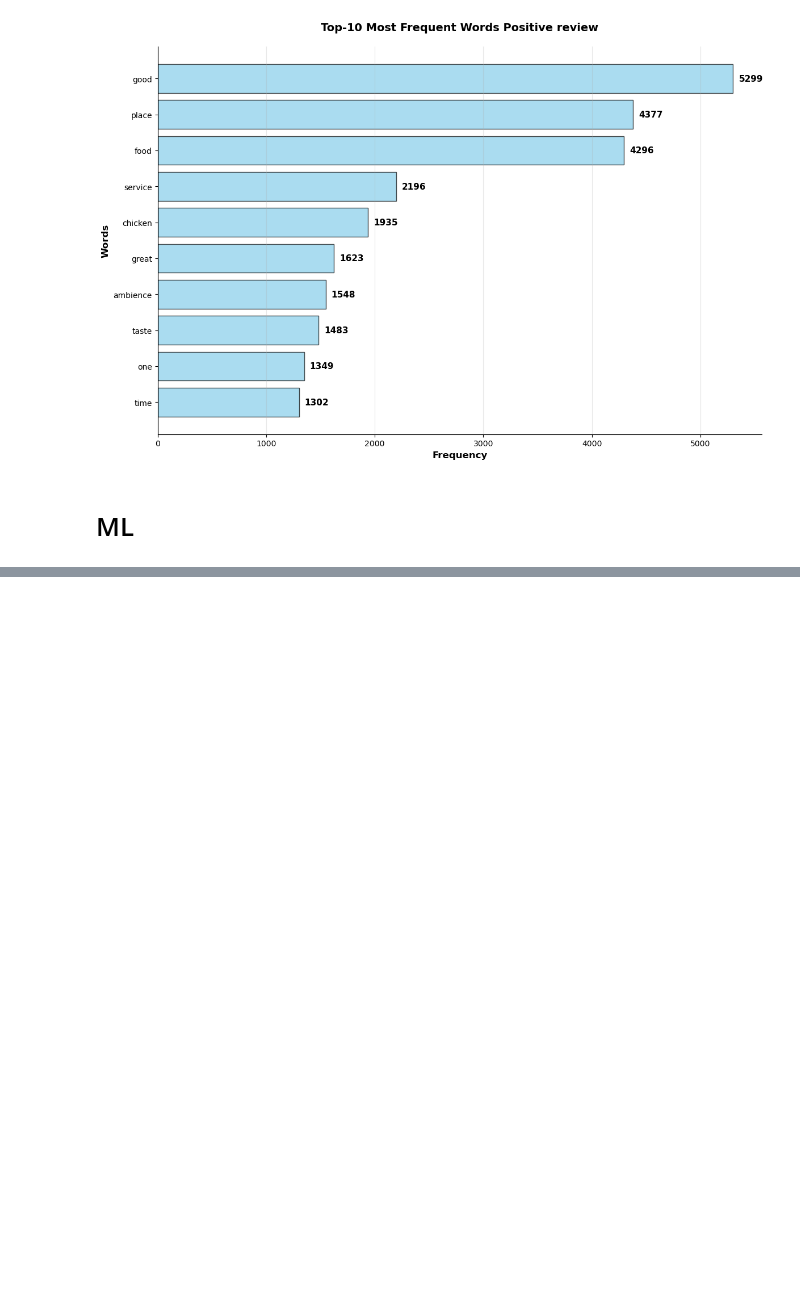
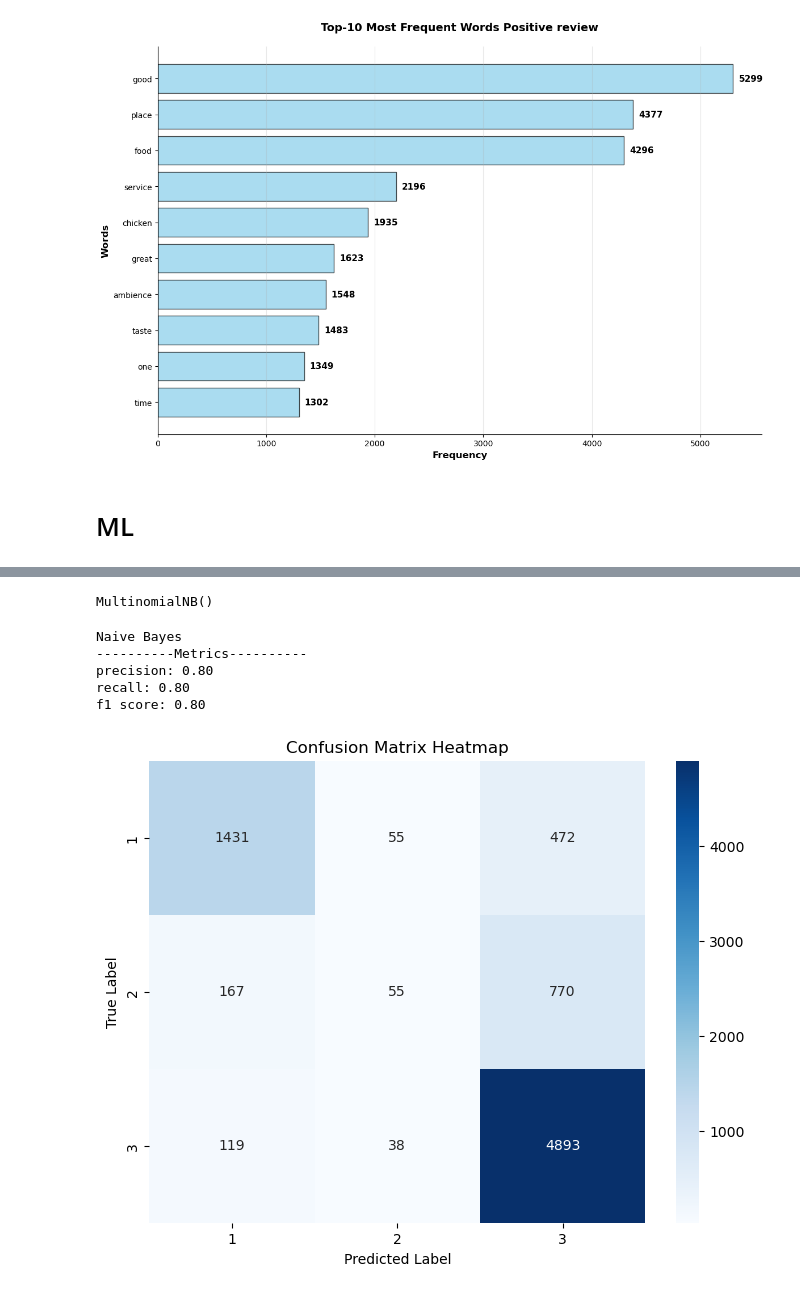
Before and after one commit to StoryTeller72/-Restaurant-overview-classification-with-NLP, a Jupyter notebook: main.ipynb, the cells around one changed output, grey strips where cells are left out. Drawn from its saved outputs; the diff is of its cells as text; code cells hidden in the pictures; blank space fills up the shorter version.

Commit message:
'Add_basilineModel_NaiveBayes'

```diff
--- a/main.ipynb
+++ b/main.ipynb
@@ -346,0 +361,42 @@ top_words_dict = plot_top_words_bar(processedData[processedData['Rating'] == 3],
+# %%
+X_train, X_test, Y_train, Y_test = train_test_split(X, Y, stratify=Y, random_state=42, train_size=0.2)
+# %%
+vectoriser = CountVectorizer()
+X_train_vec = vectoriser.fit_transform(X_train)
+X_test_vec = vectoriser.transform(X_test)
+# %%
+modelNB = MultinomialNB()
+modelNB.fit(X_train_vec, Y_train)
+# %% [output]
+MultinomialNB()
+# %%
+def evaluate_model(model,X_test, y_test, model_name):
+    y_pred = model.predict(X_test)
+
+    precision = precision_score(y_test, y_pred, average='micro')
+    recall = recall_score(y_test, y_pred, average='micro')
+    f1 = f1_score(y_test, y_pred, average='micro')
+    print(model_name)
+    print('-'*10 + 'Metrics' + '-'*10)
+    print(f'precision: {precision:.2f}')
+    print(f'recall: {recall:.2f}')
+    print(f'f1 score: {f1:.2f}')
+    class_labels = np.unique(y_test)
+    conf_matrix = confusion_matrix(y_test, y_pred)
+    plt.figure(figsize=(8, 6))
+    sns.heatmap(conf_matrix, annot=True, fmt='d', cmap='Blues', xticklabels=class_labels, yticklabels=class_labels)
+    plt.title('Confusion Matrix Heatmap')
+    plt.xlabel('Predicted Label')
+    plt.ylabel('True Label')
+    plt.show()
+
+    return (precision, recall, f1)
+# %%
+scores = evaluate_model(modelNB, X_test_vec, Y_test, 'Naive Bayes')
+# %% [output]
+Naive Bayes
+----------Metrics----------
+precision: 0.80
+recall: 0.80
+f1 score: 0.80
+[figure, added]
```
Also changed, not shown: parts of 7 cells of this notebook.
